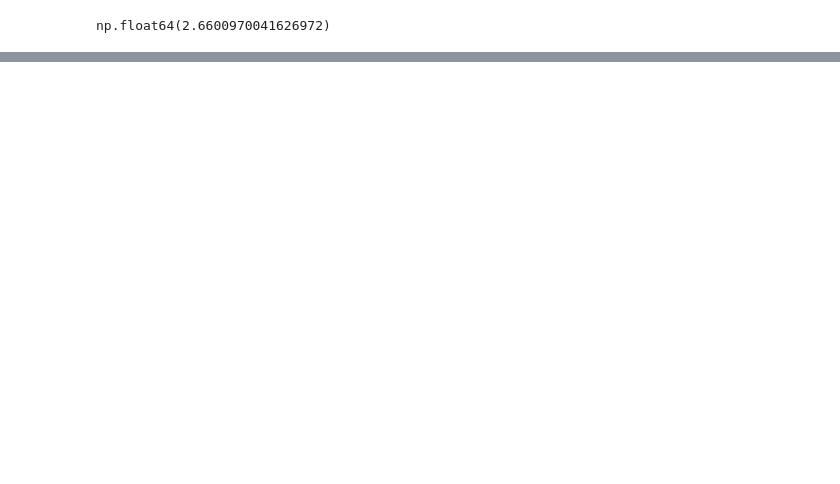
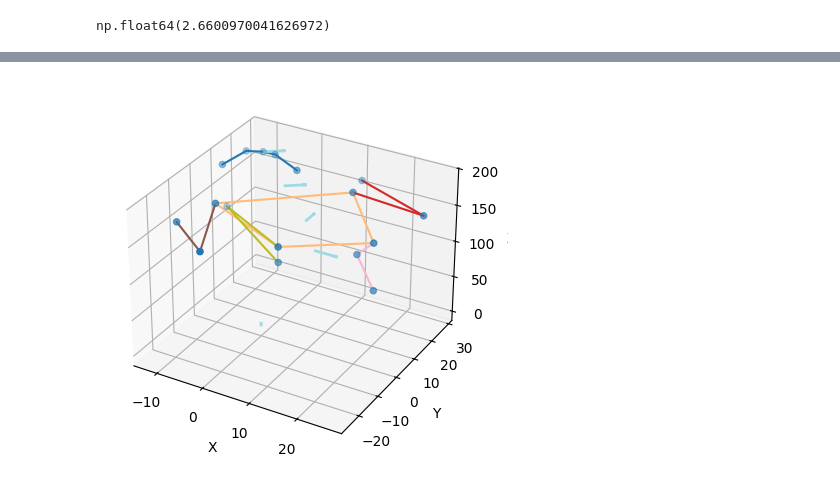
Before and after one commit to gwannuu/HRI, a Jupyter notebook: robot_dancing.ipynb, the cells around one changed output, grey strips where cells are left out. Cells and saved outputs as stored; diff of their text form; code cells hidden in the pictures; blank space fills up the shorter version.

```diff
--- a/robot_dancing.ipynb
+++ b/robot_dancing.ipynb
@@ -248,3 +277,90 @@ array([ 0.43468164, -0.87698993,  0.20479391])
+# %%
+# -------------------------------------
+# 기존 코드
+# -------------------------------------
+%matplotlib inline
+import matplotlib.pyplot as plt
+from matplotlib import colormaps
+from vis_util import connections, connection_info, set_part_color, Joint
+
+kpts_3d = np_data
+
+frame_kpts = kpts_3d[f]  # shape: (17, 3)
+
+# x, y, z 좌표 분리
+x = frame_kpts[:, 0]
+y = frame_kpts[:, 1]
+z = frame_kpts[:, 2]
+
+fig = plt.figure()
+ax = fig.add_subplot(111, projection='3d')
+
+# 점 플롯
+ax.scatter(x, y, z)
+
+cmap = colormaps["tab20"].resampled(len(connection_info) + 1)
+for i, (start, end) in enumerate(connections):
+    xs = [x[start], x[end]]
+    ys = [y[start], y[end]]
+    zs = [z[start], z[end]]
+    ax.plot(xs, ys, zs, c=cmap.colors[set_part_color((start, end))[0]])
+
+ax.set_xlabel('X')
+ax.set_ylabel('Y')
+ax.set_zlabel('Z')
+
+# -------------------------------------
+# 추가된 코드 (법선 벡터 시각화)
+# -------------------------------------
+
+# 예시로 barrel_n, leg_n, torso_n, head_n이 이미 계산되어 있다고 가정
+# 예: barrel_n, leg_n, torso_n, head_n = ...
+# 여기서는 dummy로 정의 (실제로는 사용자가 계산한 값을 넣어야 함)
+barrel_n = np.array([0,0,1])    # 예: z축 방향
+leg_n = np.array([1,0,0])       # 예: x축 방향
+torso_n = np.array([0,1,0])     # 예: y축 방향
+head_n = np.array([0.7,0.7,0])  # 예: 대략 대각선 방향
+
+# 1. joint1(barrel_n): xy=(0,0)에서 z축과 이루는 각도를 표시
+#   -> 시작점: 원점(0,0,0)
+
+arrow_color = cmap.colors[-1]
+origin = np.array([0,0,0])
+ax.quiver(origin[0], origin[1], origin[2],
+          barrel_n[0], barrel_n[1], barrel_n[2],
+          length=5, color=arrow_color, linewidth=2, arrow_length_ratio=0.2)
+
+# 2. joint2(leg_n): left_leg와 right_leg 좌표들의 평균 지점에서 법선 벡터 표시
+leg_joints = [Joint.L_HIP.value, Joint.R_HIP.value, Joint.L_KNEE.value, Joint.R_KNEE.value, Joint.L_ANKLE.value, Joint.R_ANKLE.value]
+leg_points = frame_kpts[leg_joints]
+leg_center = np.mean(leg_points, axis=0)
+ax.quiver(leg_center[0], leg_center[1], leg_center[2],
+          leg_n[0], leg_n[1], leg_n[2],
+          length=5, color=arrow_color, linewidth=2, arrow_length_ratio=0.2)
+
+# 3. joint3(torso_n): L_SHOLDER, R_SHOLDER, L_HIP, R_HIP 중점에서 torso_n 표시
+torso_joints = [Joint.L_SHOLDER.value, Joint.R_SHOLDER.value, Joint.L_HIP.value, Joint.R_HIP.value]
+torso_points = frame_kpts[torso_joints]
+torso_center = np.mean(torso_points, axis=0)
+ax.quiver(torso_center[0], torso_center[1], torso_center[2],
+          torso_n[0], torso_n[1], torso_n[2],
+          length=5, color=arrow_color, linewidth=2, arrow_length_ratio=0.2)
+
+# 4. joint4(head_n): torso의 중점과 nose point의 중점에서 head_n 표시
+nose_point = frame_kpts[Joint.NOSE.value]
+mid_torso_nose = (torso_center + nose_point) / 2
+ax.quiver(mid_torso_nose[0], mid_torso_nose[1], mid_torso_nose[2],
+          head_n[0], head_n[1], head_n[2],
+          length=5, color=arrow_color, linewidth=2, arrow_length_ratio=0.2)
+
+# 5. joint5(head_n): nose point에서 head_n 표시
+ax.quiver(nose_point[0], nose_point[1], nose_point[2],
+          head_n[0], head_n[1], head_n[2],
+          length=5, color=arrow_color, linewidth=2, arrow_length_ratio=0.2)
+
+plt.show()
+# %% [output]
+[figure, added]
 # %%
 def joints(lleg_down_n, rleg_down_n, lleg_up_n, rleg_up_n, torso_n, head_n):
     def joint1():
```
Also changed, not shown: parts of 12 cells of this notebook.
